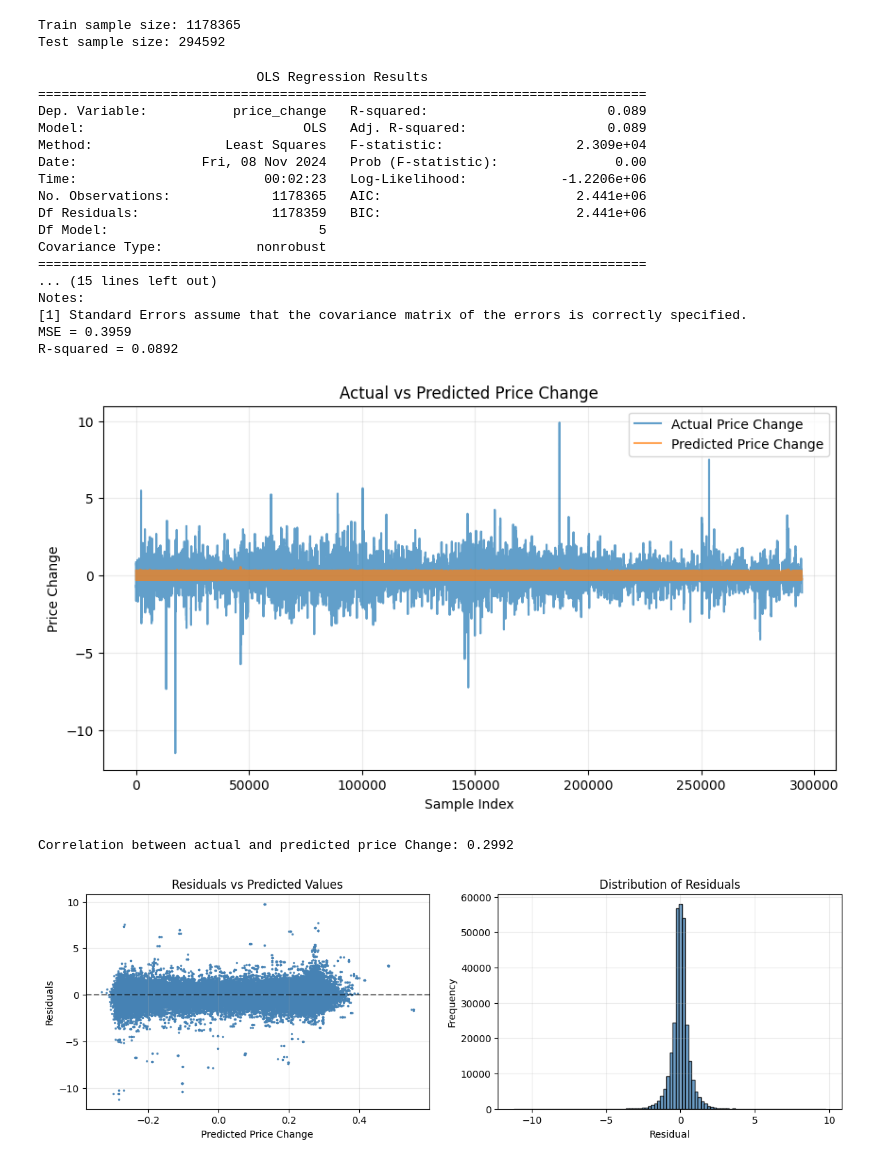
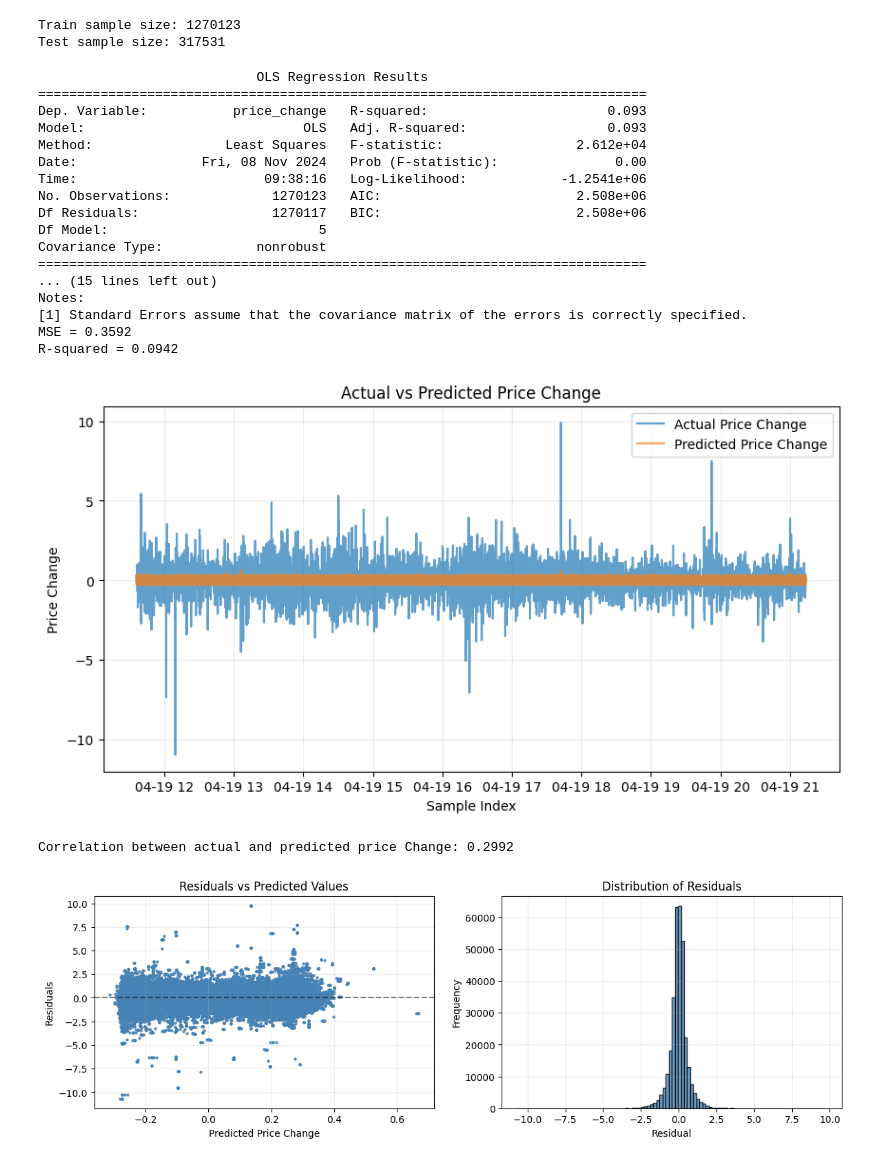
Before and after one commit to r0ffstyle/simple-OBI, a Jupyter notebook: imbalance.ipynb, the cells around one changed output. Saved outputs shown, nothing was run; the diff lists cells and outputs as text; code cells hidden in the pictures.

```diff
--- a/imbalance.ipynb
+++ b/imbalance.ipynb
@@ -63,16 +63,16 @@ df['OIR'] = np.where((df['Qb'] + df['Qa']) != 0, (df['Qb'] - df['Qa']) / (df['Qb
 # Compute volume order imbalance
 df['delta_Qb'] = df['Qb'].diff(1).fillna(0)
 df['delta_Qa'] = df['Qa'].diff(1).fillna(0)
-df['VOI'] = df['delta_Qb'] - df['delta_Qa']
-df['Spread'] = df['Pa'] - df['Pb']
-df['VOI_normalized'] = np.where(df['Spread'] != 0, df['VOI'] / df['Spread'], 0)
+df['spread'] = df['Pa'] - df['Pb']
+df['VOI'] = (df['delta_Qb'] - df['delta_Qa'])
+df['VOI_normalized'] = np.where(df['spread'] != 0, df['VOI'] / df['spread'], 0)
 
 # Create lagged features for VOI and OIR
-df_lagged = lag_features(df.copy(), lags=5)
+df_lagged = lag_features(df.copy(), lags=5).sort_index()
 
 # Define Feature Columns
 feature_columns = [
-    'VOI', 'OIR', 'Spread',
+    'VOI', 'OIR', 'spread',
     # 'VOI1', 'VOI2', 'VOI3',
     'VOI4', 'VOI5'
     # 'OIR1', 'OIR2', 'OIR3', 'OIR4', 'OIR5'
@@ -118,8 +119,8 @@ y_train, y_test = y.iloc[:split_idx], y.iloc[split_idx:]
 
 print(f"Train sample size: {len(X_train)}\nTest sample size: {len(X_test)}")
 # %% [output]
-Train sample size: 1178365
-Test sample size: 294592
+Train sample size: 1270123
+Test sample size: 317531
 # %%
 # Do linear regression
 model = sm.OLS(y_train, X_train).fit()
@@ -135,8 +136,8 @@ print(f"MSE = {mse:.4f}\nR-squared = {r2:.4f}")
 
 # Plot actual vs predicted
 plt.figure(figsize=(10, 5))
-plt.plot(y_test.values, label='Actual Price Change', alpha=0.7)
-plt.plot(y_pred.values, label='Predicted Price Change', alpha=0.7)
+plt.plot(y_test.index, y_test.values, label='Actual Price Change', alpha=0.7)
+plt.plot(y_pred.index, y_pred.values, label='Predicted Price Change', alpha=0.7)
 plt.title('Actual vs Predicted Price Change')
 plt.xlabel('Sample Index')
 plt.ylabel('Price Change')
@@ -146,20 +147,20 @@ plt.show()
 # %% [output]
                             OLS Regression Results
 ==============================================================================
-Dep. Variable:           price_change   R-squared:                       0.089
-Model:                            OLS   Adj. R-squared:                  0.089
-Method:                 Least Squares   F-statistic:                 2.309e+04
+Dep. Variable:           price_change   R-squared:                       0.093
+Model:                            OLS   Adj. R-squared:                  0.093
+Method:                 Least Squares   F-statistic:                 2.612e+04
 Date:                Fri, 08 Nov 2024   Prob (F-statistic):               0.00
-Time:                        00:02:23   Log-Likelihood:            -1.2206e+06
-No. Observations:             1178365   AIC:                         2.441e+06
-Df Residuals:                 1178359   BIC:                         2.441e+06
+Time:                        09:38:16   Log-Likelihood:            -1.2541e+06
+No. Observations:             1270123   AIC:                         2.508e+06
+Df Residuals:                 1270117   BIC:                         2.508e+06
 Df Model:                           5
 Covariance Type:            nonrobust
 ==============================================================================
 ... (15 lines left out)
 Notes:
 [1] Standard Errors assume that the covariance matrix of the errors is correctly specified.
-MSE = 0.3959
-R-squared = 0.0892
+MSE = 0.3592
+R-squared = 0.0942
-[figure, old version]
+[figure, new version]
 # %%
@@ -171,23 +172,22 @@ Correlation between actual and predicted price Change: 0.2992
 # %%
 # Inspect the residuals to confirm assumptions
 residuals = y_test - y_pred
 
 fig, ax = plt.subplots(1, 2, figsize=(14, 4))
 
-ax[0].scatter(x=y_pred, y=residuals, alpha=0.8, s=2, color='steelblue')
+ax[0].scatter(x=y_pred, y=residuals, alpha=0.8, s=5, color='steelblue')
 ax[0].axhline(0, color='black', alpha=0.5, ls='--')
 ax[0].set_title('Residuals vs Predicted Values')
 ax[0].set_xlabel('Predicted Price Change')
 ax[0].set_ylabel('Residuals')
 ax[0].grid(alpha=0.25)
 
-# Histogram of residuals
 ax[1].hist(residuals, bins=100, color='steelblue', alpha=0.8, edgecolor='black')
 ax[1].set_title('Distribution of Residuals')
 ax[1].set_xlabel('Residual')
 ax[1].set_ylabel('Frequency')
 ax[1].grid(alpha=0.25)
 
 plt.show()
 # %% [output]
-[figure, old version]
+[figure, new version]
```
Also changed, not shown: parts of 2 cells of this notebook.
